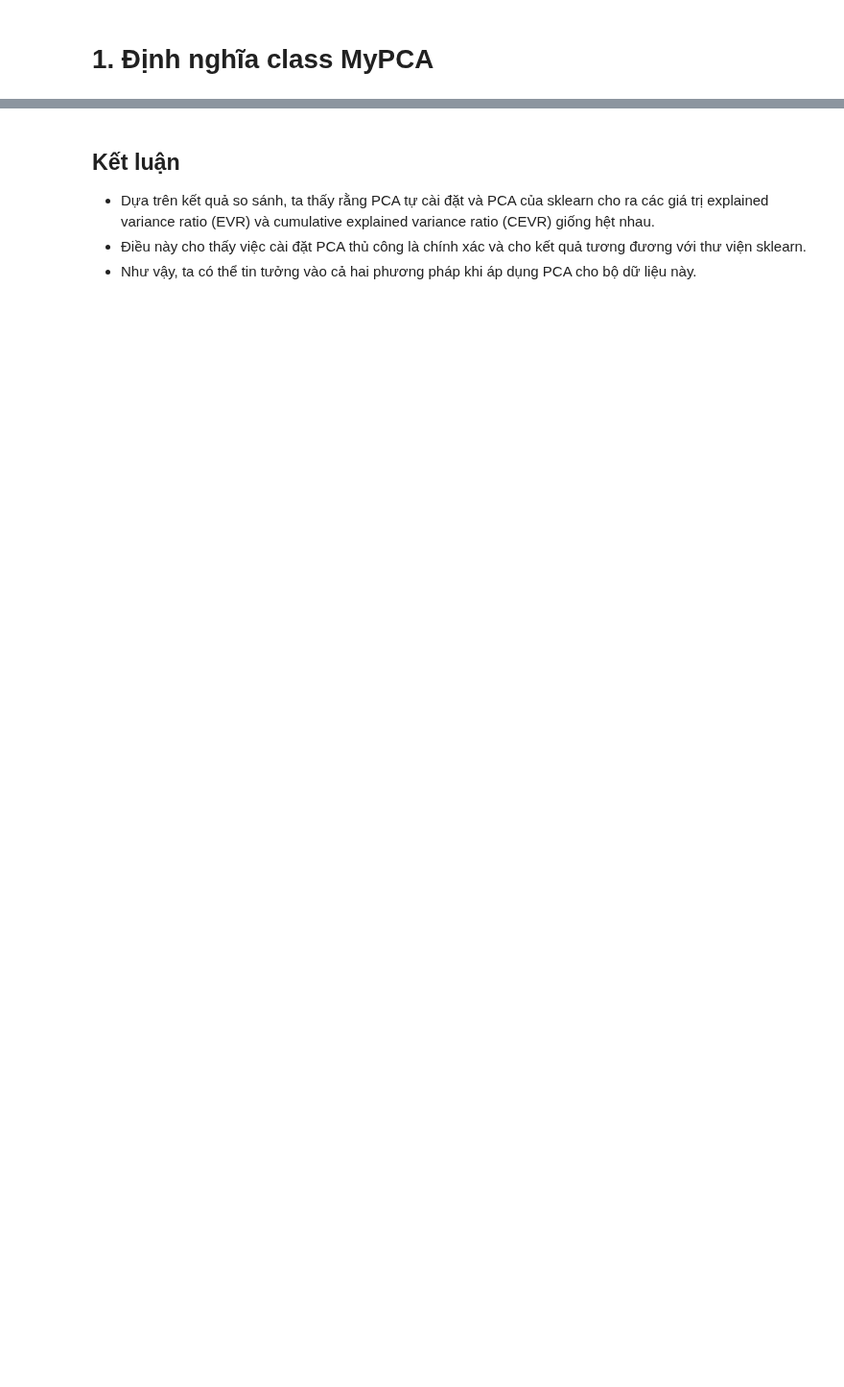
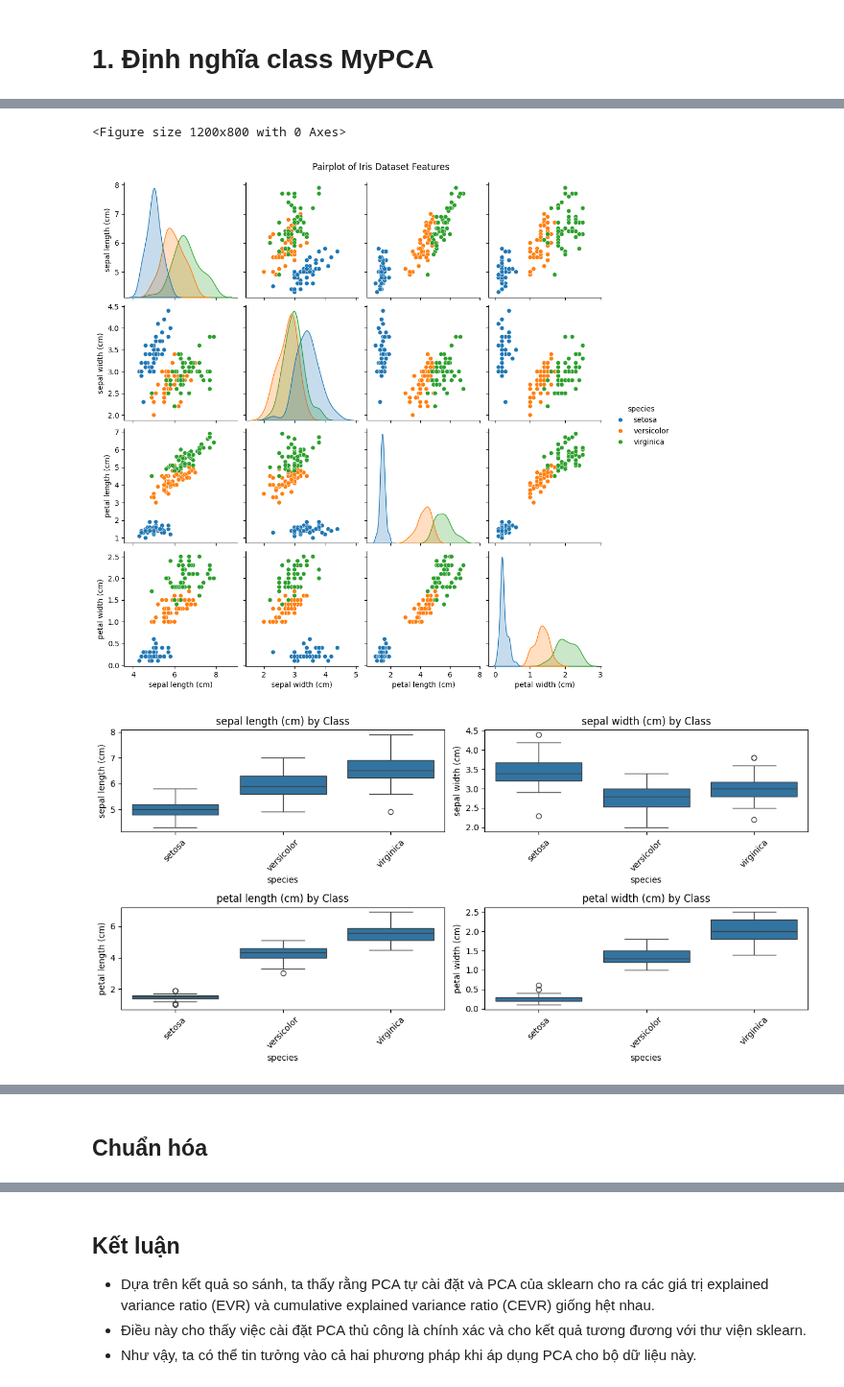
Before and after one commit to khoaoe/HCMUS-MathAI-Lab2-PCAAndClustering, a Jupyter notebook: PCA/pca.ipynb, the cells around one changed output, grey strips where cells are left out. Shown at 96% size. Drawn from its saved outputs; the diff is of its cells as text; code cells hidden in the pictures; blank space fills up the shorter version.

Commit message:
feat(visualization): dataset visualization

```diff
--- a/PCA/pca.ipynb
+++ b/PCA/pca.ipynb
@@ -66,19 +124,10 @@ print("Số mẫu (dòng):", X_iris.shape[0])
 print("Số đặc trưng (cột):", X_iris.shape[1])
 print("Các lớp:", np.unique(y_iris))
 print("Số lượng mẫu mỗi lớp:", np.bincount(y_iris))
-
-print("\nTên các đặc trưng:")
-for i, name in enumerate(iris.feature_names):
+feature_names = iris.feature_names
+print("Tên các đặc trưng:")
+for i, name in enumerate(feature_names):
     print(f"  {i+1}. {name}")
-
-print("\n5 mẫu đầu tiên:")
-df = pd.DataFrame(X_iris, columns=iris.feature_names)
-df['target'] = y_iris
-df['species'] = df['target'].map({0: 'setosa', 1: 'versicolor', 2: 'virginica'})
-print(df.head())
-
-print("\nThống kê mô tả:")
-print(df[iris.feature_names].describe())
 # %% [output]
 Thông tin chung về bộ dữ liệu Iris:
 Số mẫu (dòng): 150
@@ -99,0 +142,7 @@ max            2.500000
+# %%
+print("\n5 dòng đầu tiên:")
+df = pd.DataFrame(X_iris, columns=iris.feature_names)
+df['target'] = y_iris
+df['species'] = df['target'].map({0: 'setosa', 1: 'versicolor', 2: 'virginica'})
+target_names = iris.target_names
+df.head()
@@ -99,0 +181,7 @@ max            2.500000
+# %%
+#plot
+iris_dataset_plot(target_names, feature_names, X_iris, y_iris)
+# %% [output]
+<Figure size 1200x800 with 0 Axes>
+[figure, added]
+[figure, added]
@@ -100 +190,3 @@ max            2.500000
+# %% [markdown]
+## Chuẩn hóa
 # %%
```
Also changed, not shown: parts of 26 cells of this notebook.
